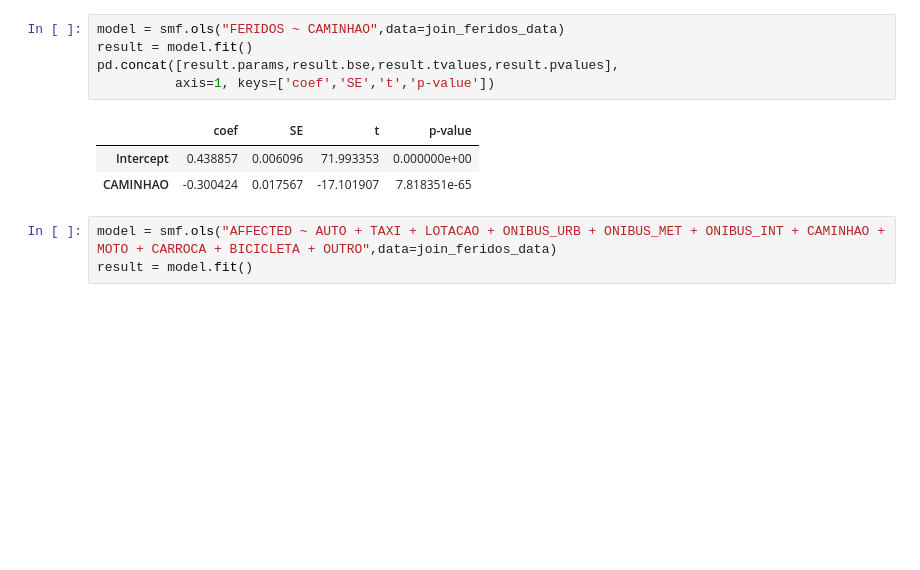
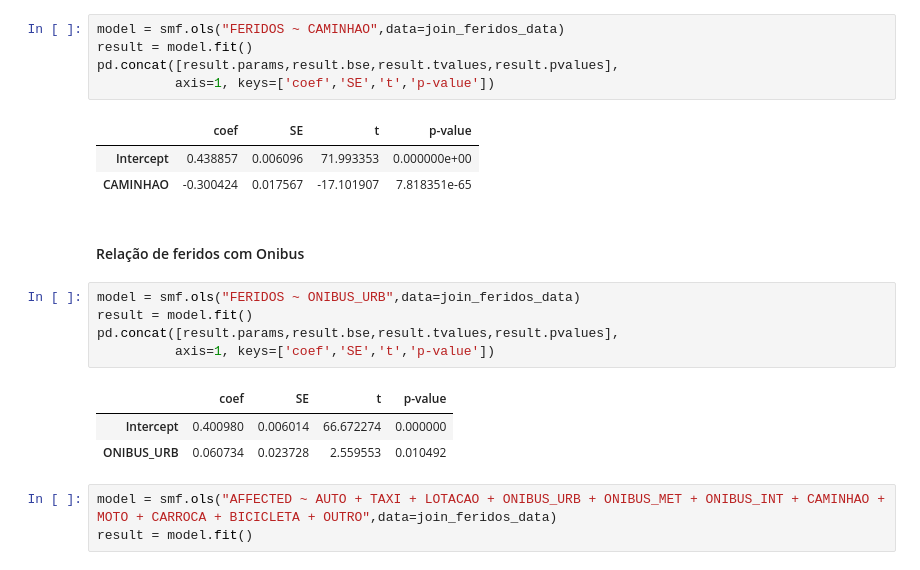
Before and after one commit to if1015-datascience-ufpe/2018-2-projeto-data-lords, a Jupyter notebook: project.ipynb, the cells around one changed output. Saved outputs shown, nothing was run; the diff lists cells and outputs as text; blank space fills up the shorter version.

```diff
--- a/project.ipynb
+++ b/project.ipynb
@@ -1050,6 +1052,17 @@ pd.concat([result.params,result.bse,result.tvalues,result.pvalues],
 |  | coef | SE | t | p-value |
 | Intercept | 0.438857 | 0.006096 | 71.993353 | 0.000000e+00 |
 | CAMINHAO | -0.300424 | 0.017567 | -17.101907 | 7.818351e-65 |
+# %% [markdown]
+#### Relação de feridos com Onibus
+# %%
+model = smf.ols("FERIDOS ~ ONIBUS_URB",data=join_feridos_data)
+result = model.fit()
+pd.concat([result.params,result.bse,result.tvalues,result.pvalues],
+          axis=1, keys=['coef','SE','t','p-value'])
+# %% [output]
+|  | coef | SE | t | p-value |
+| Intercept | 0.400980 | 0.006014 | 66.672274 | 0.000000 |
+| ONIBUS_URB | 0.060734 | 0.023728 | 2.559553 | 0.010492 |
 # %%
 model = smf.ols("AFFECTED ~ AUTO + TAXI + LOTACAO + ONIBUS_URB + ONIBUS_MET + ONIBUS_INT + CAMINHAO + MOTO + CARROCA + BICICLETA + OUTRO",data=join_feridos_data)
 result = model.fit()
```
Also changed, not shown: parts of 2 cells of this notebook, 1 other file.
